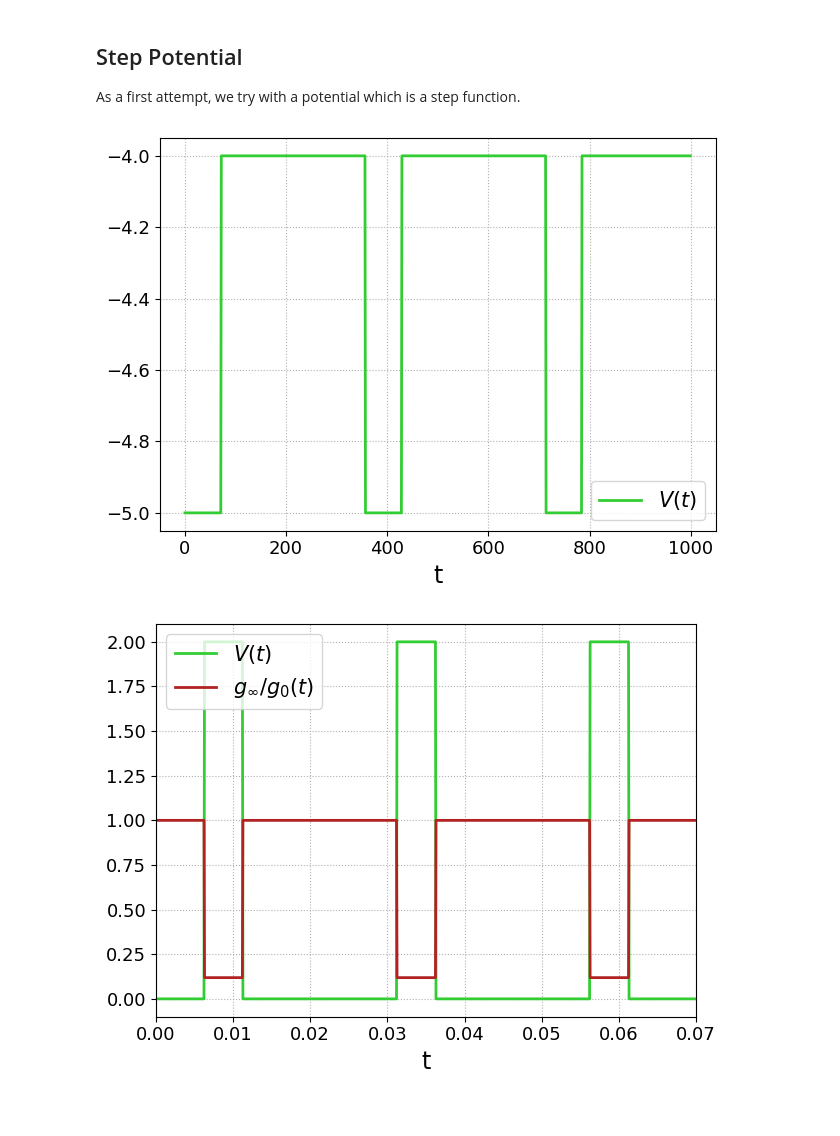
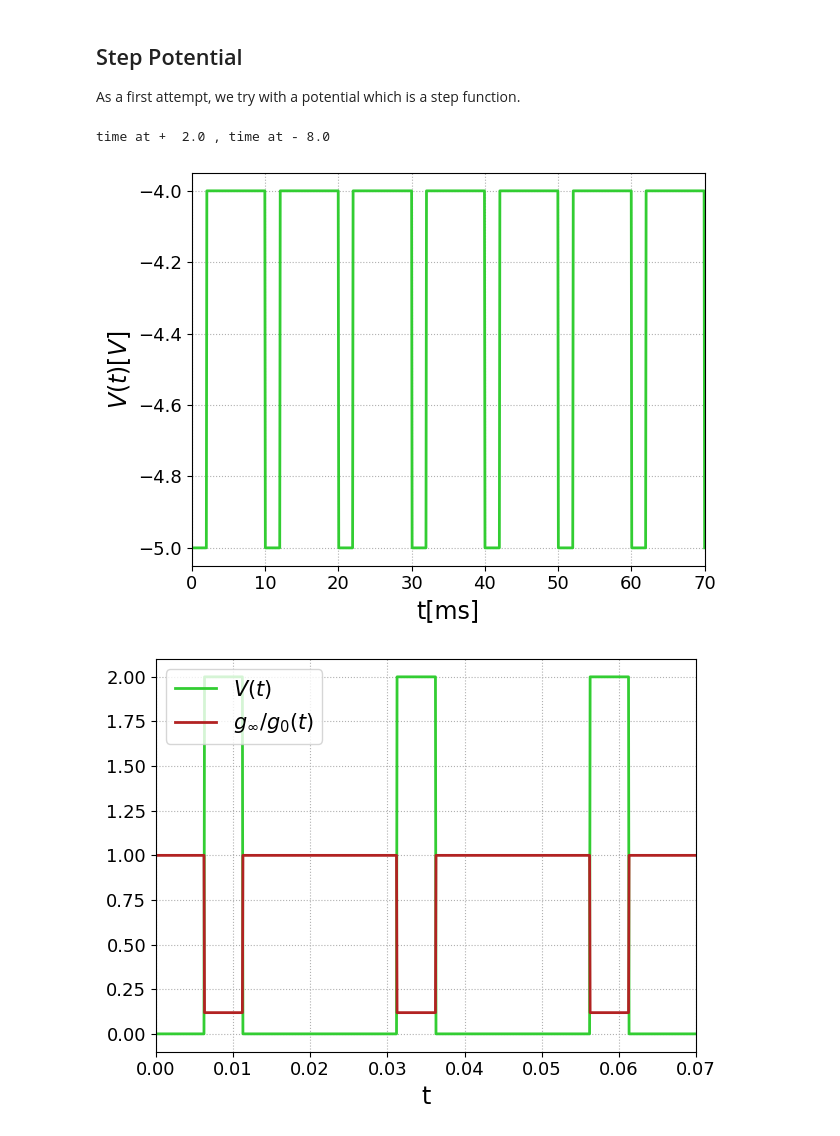
Before and after one commit to nicagali/Ionic_Channels, a Jupyter notebook: notes/trainable_network.ipynb, the cells around one changed output. Cells and saved outputs as stored; diff of their text form; code cells hidden in the pictures.

```diff
--- a/notes/trainable_network.ipynb
+++ b/notes/trainable_network.ipynb
@@ -23,13 +20,13 @@ The autoreload extension is already loaded. To reload it, use:
 
 As a first attempt, we try with a potential which is a step function.
 # %%
-potential_shapes.potential(0, shape='square' , write=True)
+potential_shapes.potential(0, shape='square', which_conductance="g1", write=True)
 fig, ax = plt.subplots()
-plotting_functions.plot_voltage(ax)
-ax.legend(fontsize=legend_size)
+plotting_functions.plot_voltage(ax, yaxis_label=True)
 fig.tight_layout()
 # %% [output]
+time at +  2.0 , time at - 8.0
-[figure, old version]
+[figure, new version]
 # %%
 potential_shapes.potential(0, shape='square' , write=True)
 odeint_solver.steady_solution(potential_shape='square')
```
Also changed, not shown: parts of 5 cells of this notebook, 11 other files.
